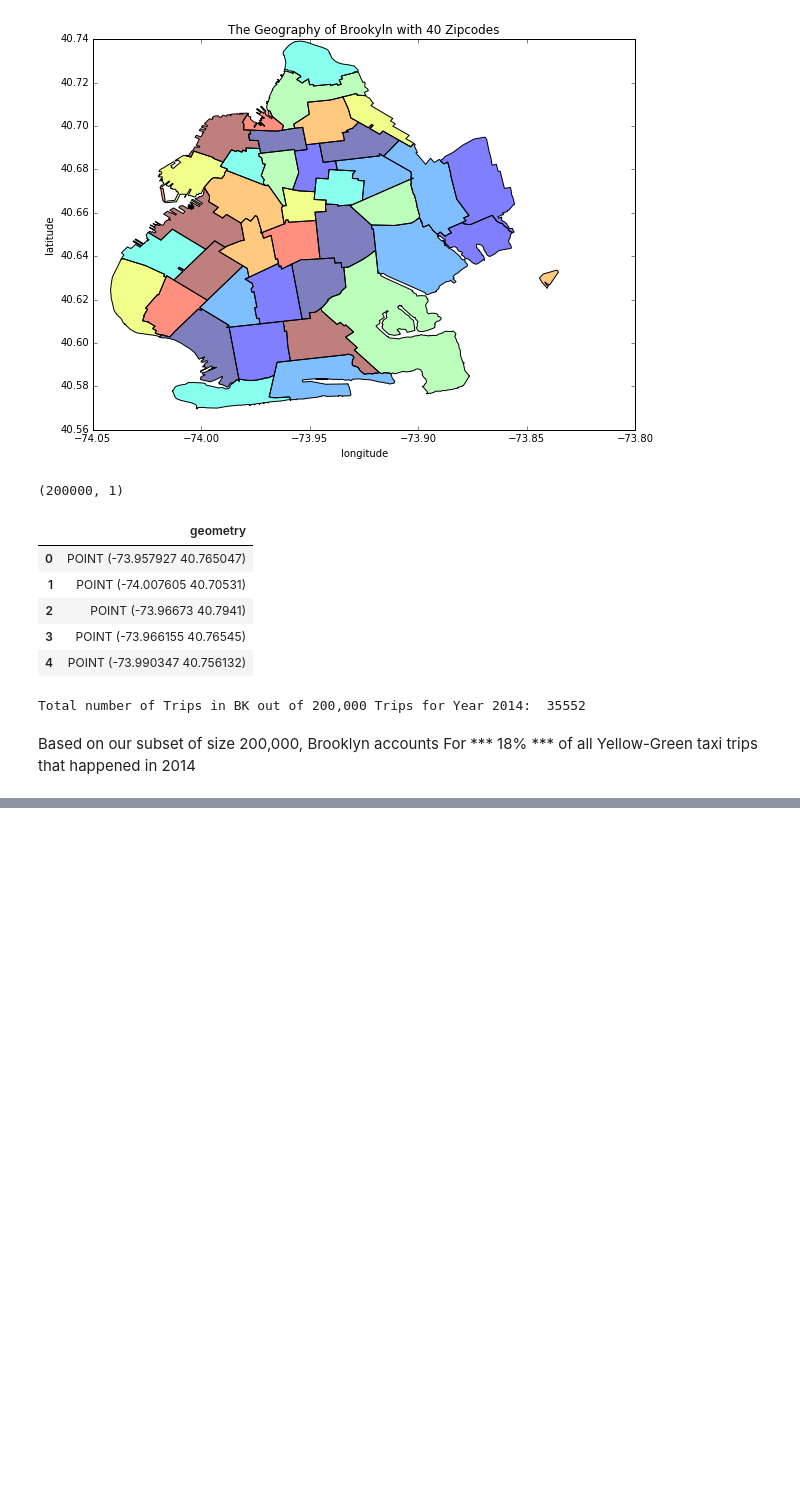
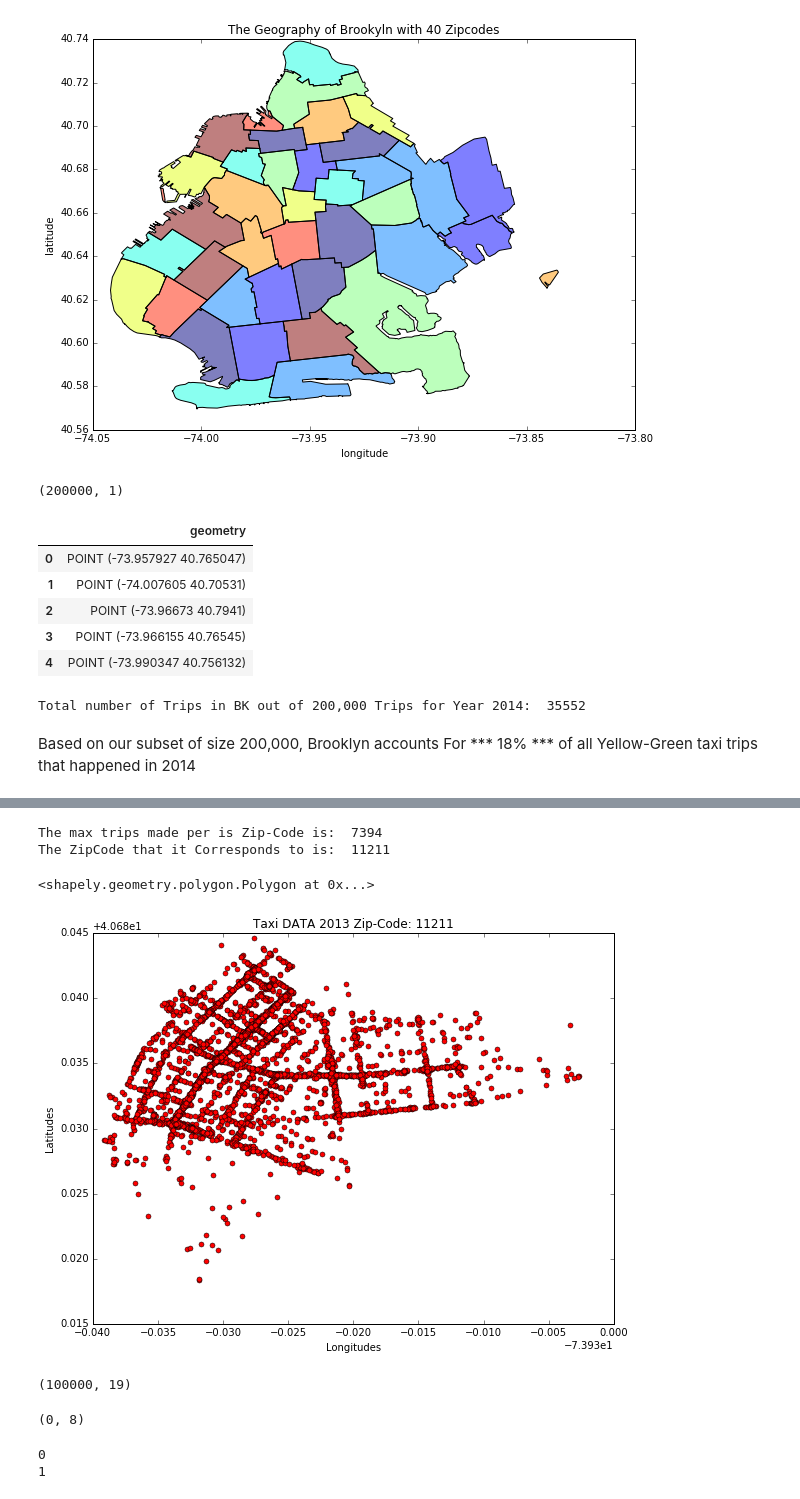
Before and after one commit to cjallow/DataScience-Project, a Jupyter notebook: TAXI_DATA_EXPLORATION-GENTRIFICATION_EXPLORER_CJ.ipynb, the cells around one changed output, grey strips where cells are left out. Saved outputs shown, nothing was run; the diff lists cells and outputs as text; code cells hidden in the pictures; blank space fills up the shorter version.

```diff
--- a/TAXI_DATA_EXPLORATION-GENTRIFICATION_EXPLORER_CJ.ipynb
+++ b/TAXI_DATA_EXPLORATION-GENTRIFICATION_EXPLORER_CJ.ipynb
@@ -193,0 +240,4 @@ BK_per_Zip_df[BK_per_Zip_df['Num Trips per Zip in BK']]
+# %%
+GeoPickup_BK_13 = cov_latlon_POINT(Taxi_Data_13)
+print(GeoPickup_BK_13.shape)
+GeoPickup_BK_13.head()
@@ -193,0 +288,27 @@ BK_per_Zip_df[BK_per_Zip_df['Num Trips per Zip in BK']]
+# %%
+max_val = max_trip.reset_index()
+print ("The max trips made per is Zip-Code is: ", max_val.loc[0]['Num_Trips_per_Zip_in_BK_2013'])
+print ("The ZipCode that it Corresponds to is: ", max_val.loc[0].ZIP)
+# %% [output]
+The max trips made per is Zip-Code is:  7394
+The ZipCode that it Corresponds to is:  11211
+# %%
+Plot_11211 = GeoPickup_BK_13[GeoPickup_BK_13.geometry.within(BK.geometry[13])]
+#BK.geometry[13]
+Plot_11211.plot(marker='o', color='red', markersize=5, figsize=(14,7))
+plt.title("Taxi DATA 2013 Zip-Code: " + str(BK.postalCode.iloc[13]))
+plt.xlabel("Longitudes")
+plt.ylabel("Latitudes")
+BK.geometry[13]
+# %% [output]
+<shapely.geometry.polygon.Polygon at 0x...>
+[figure, added]
+# %%
+YTD_12_CC       = 'https://data.cityofnewyork.us/resource/kerk-3eby.json?vendorid=VTS&payment_type=CRD&$limit=50000'
+YTD_12_CSH      = 'https://data.cityofnewyork.us/resource/kerk-3eby.json?vendorid=VTS&payment_type=CSH&$limit=50000'
+raw_data_Y12CC  = pd.read_json(YTD_12_CC)   #50,000 rows
+raw_data_Y12CS  = pd.read_json(YTD_12_CSH) #50,000 rows
+raw_data_Y12    = raw_data_Y13CC.append(raw_data_Y12CS)
+raw_data_Y12.shape #100,000
+# %% [output]
+(100000, 19)
@@ -193,0 +322,16 @@ BK_per_Zip_df[BK_per_Zip_df['Num Trips per Zip in BK']]
+# %%
+Y_M_12 = match_col_l1(raw_data_Y12)
+Taxi_Data_12 = needed_col(Y_M_12)
+Taxi_Data_12.shape
+# %% [output]
+(0, 8)
+# %%
+for i in range(1):
+    if i== 0:
+        print(i)
+    i=i+1
+    if i==1:
+        print(i)
+# %% [output]
+0
+1
```
Also changed, not shown: parts of 15 cells of this notebook.
